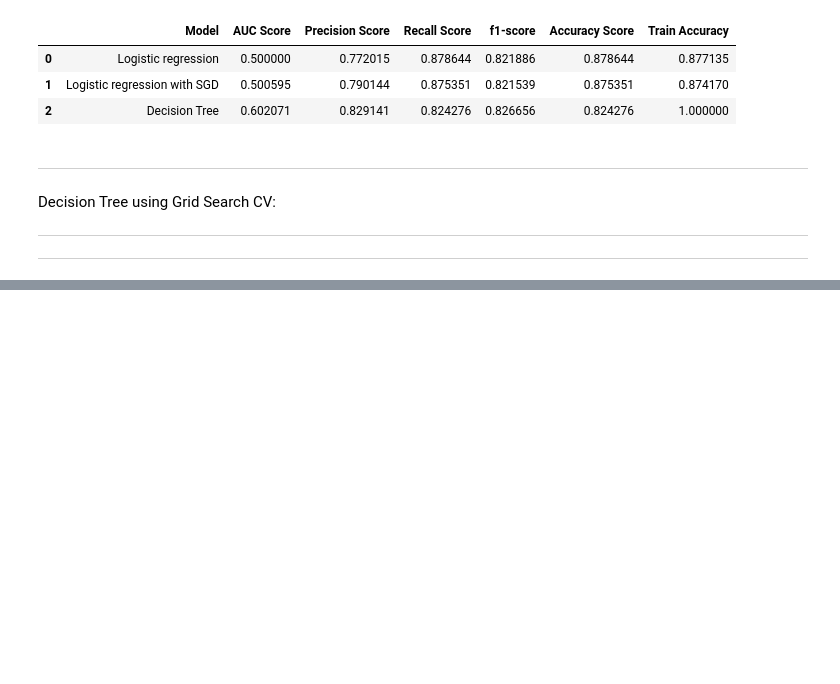
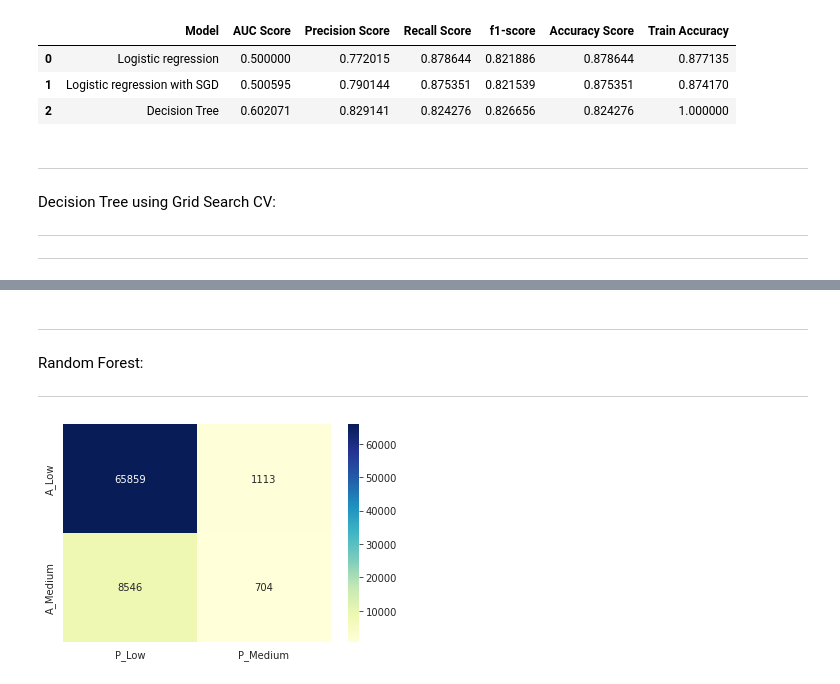
Before and after one commit to ajit04022000/HEALTH-INSURANCE-CROSS-SELL-PREDICTION, a Jupyter notebook: HEALTH_INSURANCE_CROSS_SELL_PREDICTION.ipynb, the cells around one changed output, grey strips where cells are left out. Drawn from its saved outputs; the diff is of its cells as text; code cells hidden in the pictures; blank space fills up the shorter version.

```diff
--- a/HEALTH_INSURANCE_CROSS_SELL_PREDICTION.ipynb
+++ b/HEALTH_INSURANCE_CROSS_SELL_PREDICTION.ipynb
@@ -882,0 +911,8 @@ result_tabulation
+# %% [markdown]
+
+
+---
+
+Random Forest:
+
+---
@@ -882,0 +921,24 @@ result_tabulation
+# %%
+# instantiate the 'DecisionTreeClassifier' object using 'entropy' criterion
+random_forest = RandomForestClassifier()
+
+# train model
+random_forest.fit(X_train, y_train)
+
+# predict the model using 'X_test'
+rf_pred = random_forest.predict(X_test)
+# %%
+# compute the confusion matrix
+cm = confusion_matrix(y_test, rf_pred)
+
+# label the confusion matrix
+conf_matrix=pd.DataFrame(data=cm,columns=['P_Low','P_Medium'],index=['A_Low','A_Medium'])
+
+# set size of the plot
+#plt.figure(figsize = (8,5))
+
+# plot a heatmap
+sns.heatmap(conf_matrix, annot=True,fmt='d',cmap="YlGnBu")
+plt.show()
+# %% [output]
+[figure, added]
```
Also changed, not shown: parts of 37 cells of this notebook.
